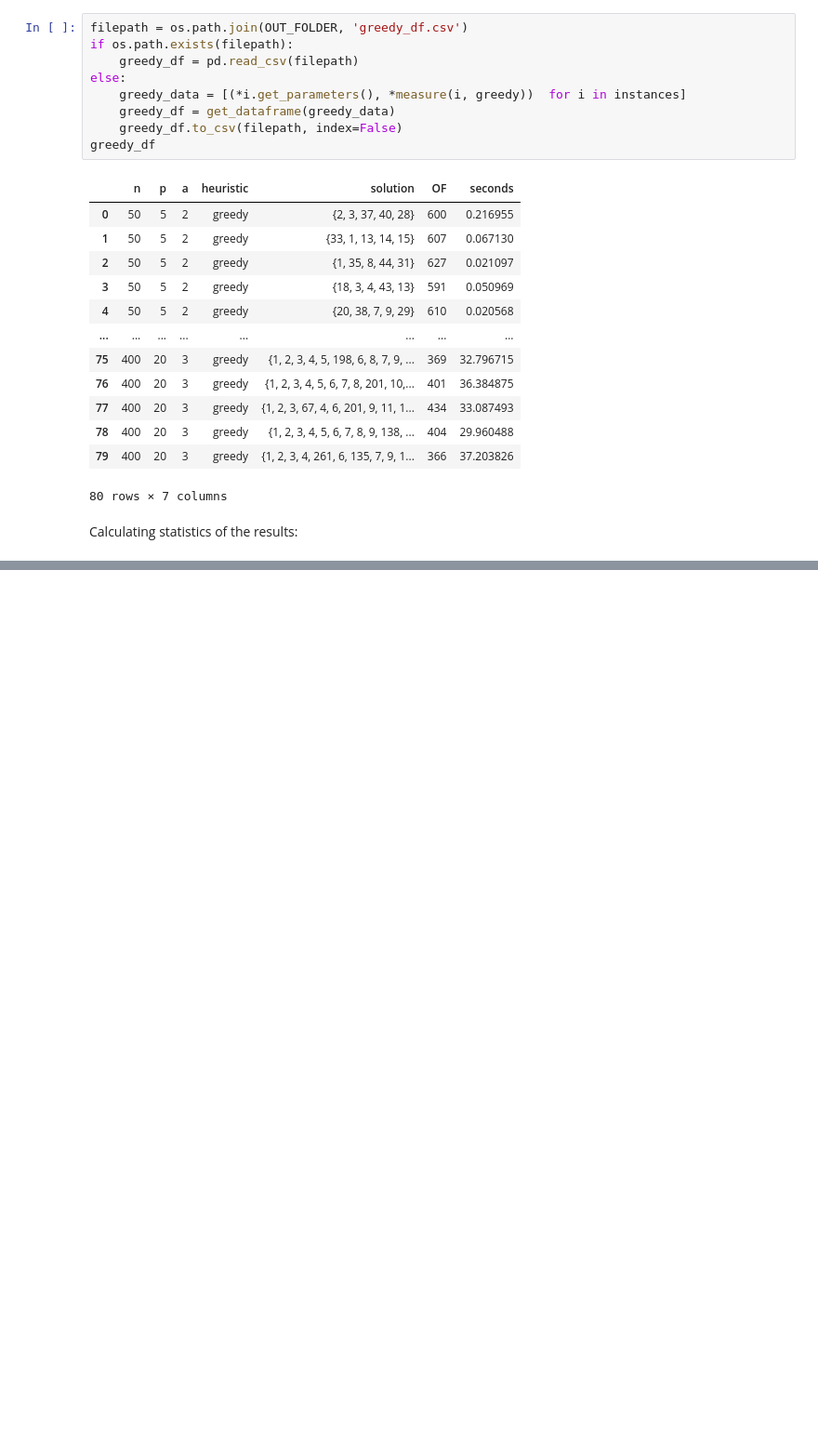
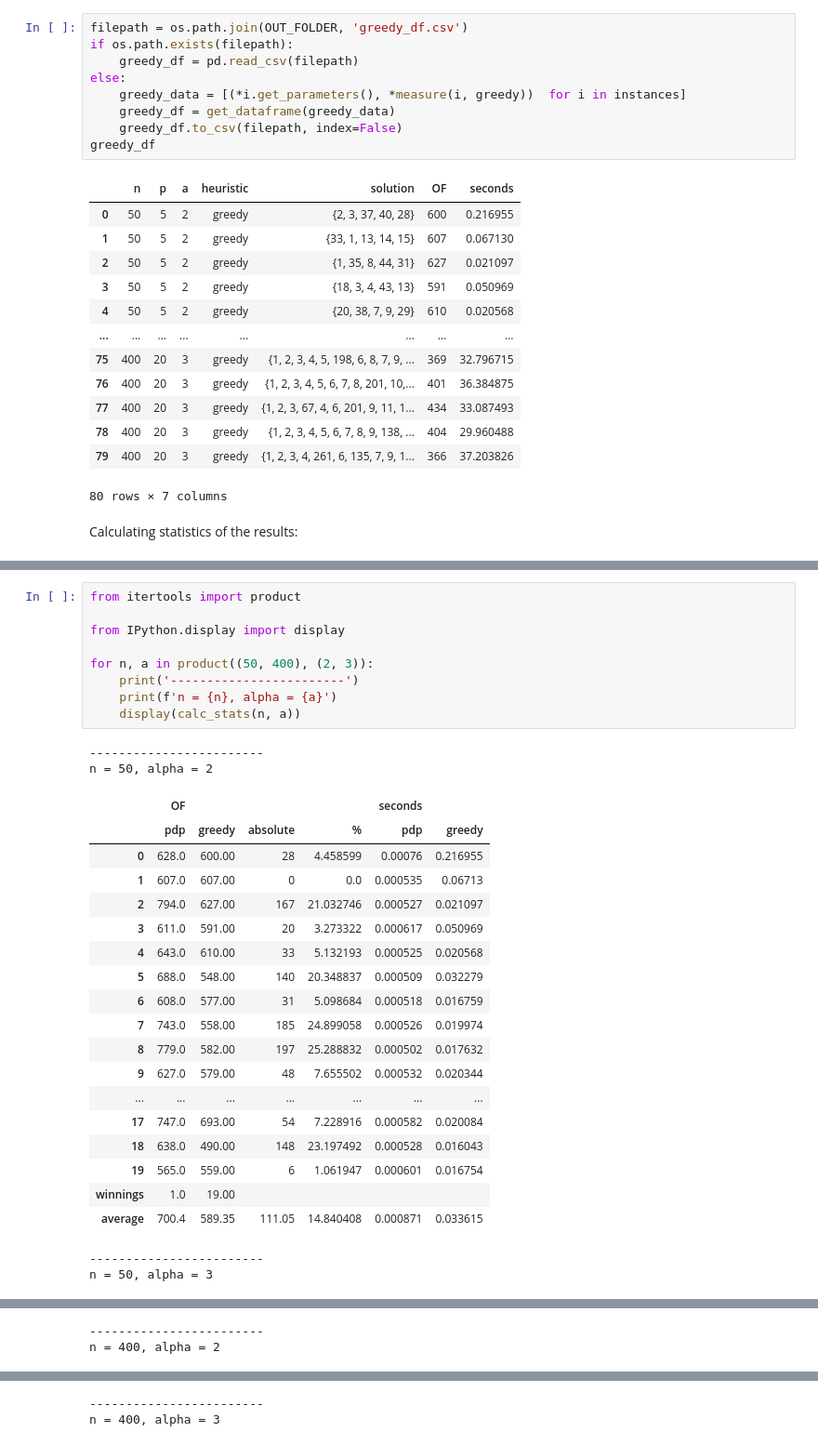
Before and after one commit to netotz/alpha-neighbor-p-center-problem, a Jupyter notebook: anpcp/constructive.ipynb, the cells around one changed output, grey strips where cells are left out. Shown at 93% size. Cells and saved outputs as stored; diff of their text form; blank space fills up the shorter version.

Commit message:
Display all statistics

```diff
--- a/anpcp/constructive.ipynb
+++ b/anpcp/constructive.ipynb
@@ -183,0 +168,32 @@ s
+# %%
+from itertools import product
+
+from IPython.display import display
+
+for n, a in product((50, 400), (2, 3)):
+    print('------------------------')
+    print(f'n = {n}, alpha = {a}')
+    display(calc_stats(n, a))
+# %% [output]
+------------------------
+n = 50, alpha = 2
+|  | OF |  |  |  | seconds |  |
+|  | pdp | greedy | absolute | % | pdp | greedy |
+| 0 | 628.0 | 600.00 | 28 | 4.458599 | 0.00076 | 0.216955 |
+| 1 | 607.0 | 607.00 | 0 | 0.0 | 0.000535 | 0.06713 |
+| 2 | 794.0 | 627.00 | 167 | 21.032746 | 0.000527 | 0.021097 |
+| 3 | 611.0 | 591.00 | 20 | 3.273322 | 0.000617 | 0.050969 |
+| 4 | 643.0 | 610.00 | 33 | 5.132193 | 0.000525 | 0.020568 |
+| 5 | 688.0 | 548.00 | 140 | 20.348837 | 0.000509 | 0.032279 |
+| 6 | 608.0 | 577.00 | 31 | 5.098684 | 0.000518 | 0.016759 |
+| 7 | 743.0 | 558.00 | 185 | 24.899058 | 0.000526 | 0.019974 |
+| 8 | 779.0 | 582.00 | 197 | 25.288832 | 0.000502 | 0.017632 |
+| 9 | 627.0 | 579.00 | 48 | 7.655502 | 0.000532 | 0.020344 |
+| ... | ... | ... | ... | ... | ... | ... |
+| 17 | 747.0 | 693.00 | 54 | 7.228916 | 0.000582 | 0.020084 |
+| 18 | 638.0 | 490.00 | 148 | 23.197492 | 0.000528 | 0.016043 |
+| 19 | 565.0 | 559.00 | 6 | 1.061947 | 0.000601 | 0.016754 |
+| winnings | 1.0 | 19.00 |  |  |  |  |
+| average | 700.4 | 589.35 | 111.05 | 14.840408 | 0.000871 | 0.033615 |
+------------------------
+n = 50, alpha = 3
@@ -183,0 +218,2 @@ s
+------------------------
+n = 400, alpha = 2
@@ -183,0 +238,2 @@ s
+------------------------
+n = 400, alpha = 3
```
Also changed, not shown: parts of 4 cells of this notebook.
